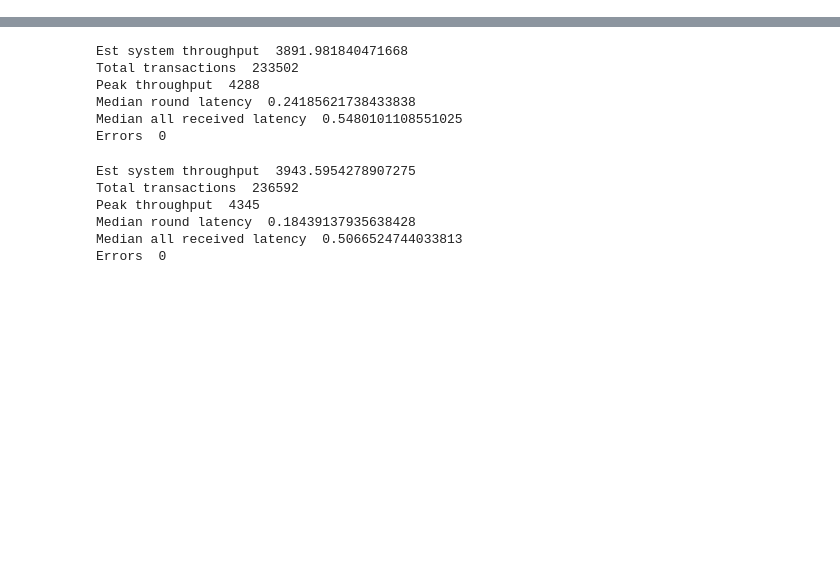
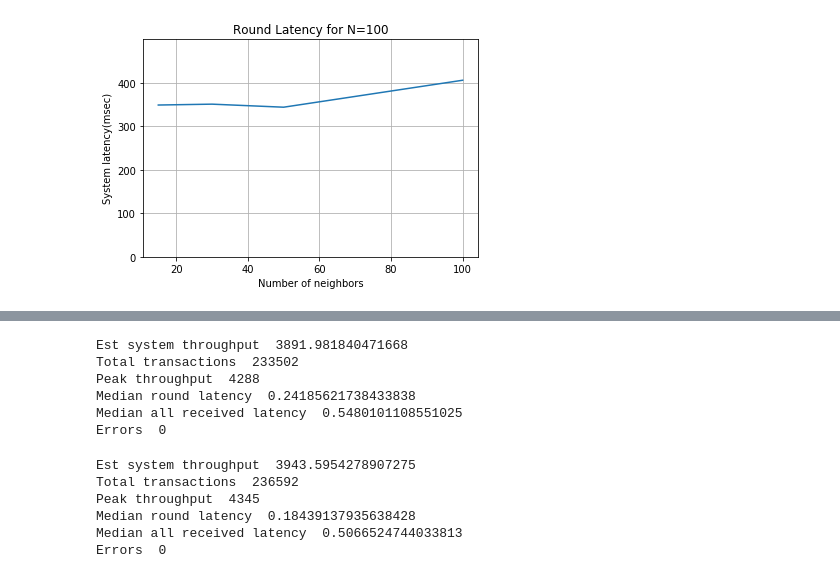
Before and after one commit to grimadas/accountability_experiments, a Jupyter notebook: Noodle_Scalability.ipynb, the cells around one changed output, grey strips where cells are left out. Saved outputs shown, nothing was run; the diff lists cells and outputs as text; code cells hidden in the pictures; blank space fills up the shorter version.

```diff
--- a/Noodle_Scalability.ipynb
+++ b/Noodle_Scalability.ipynb
@@ -153,0 +159,23 @@ Median all received latency  0.8253422975540161
+# %%
+
+x = [15, 30, 50, 100]
+y =  [0.349, 0.351, 0.344, 0.406]
+y = [k*1000 for k in y]
+
+
+fig = plt.figure()
+ax = fig.add_subplot(111)
+#ax.set_xscale('log')
+ax.grid()
+plt.ylim(0, 500)
+plt.yticks(np.arange(0, 500, 100))
+plt.ylabel('System latency(msec)')
+plt.xlabel('Number of neighbors')
+plt.title("Round Latency for N=100")
+
+ax.plot(x, y)
+
+fig.canvas.draw()
+plt.show()
+# %% [output]
+[figure, added]
```
Also changed, not shown: parts of 29 cells of this notebook.
